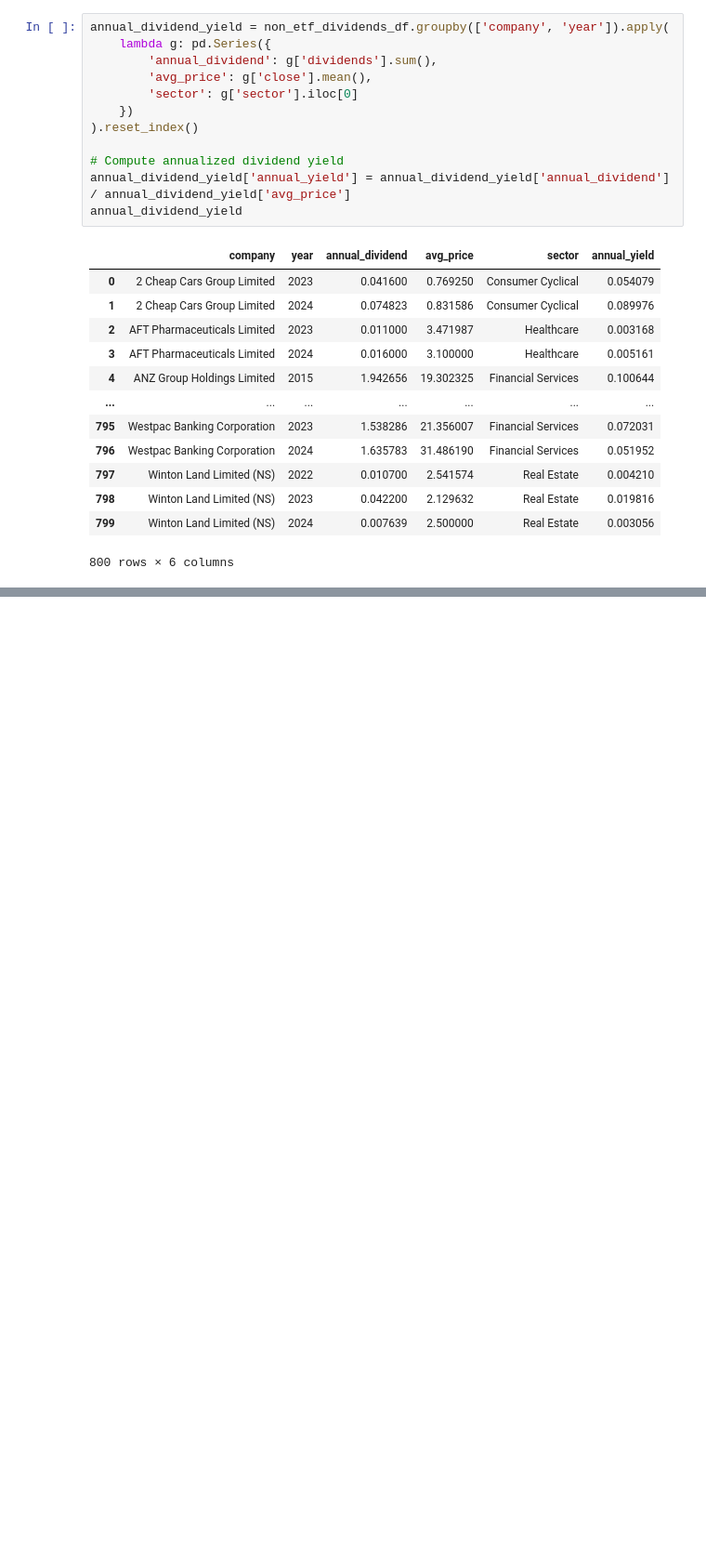
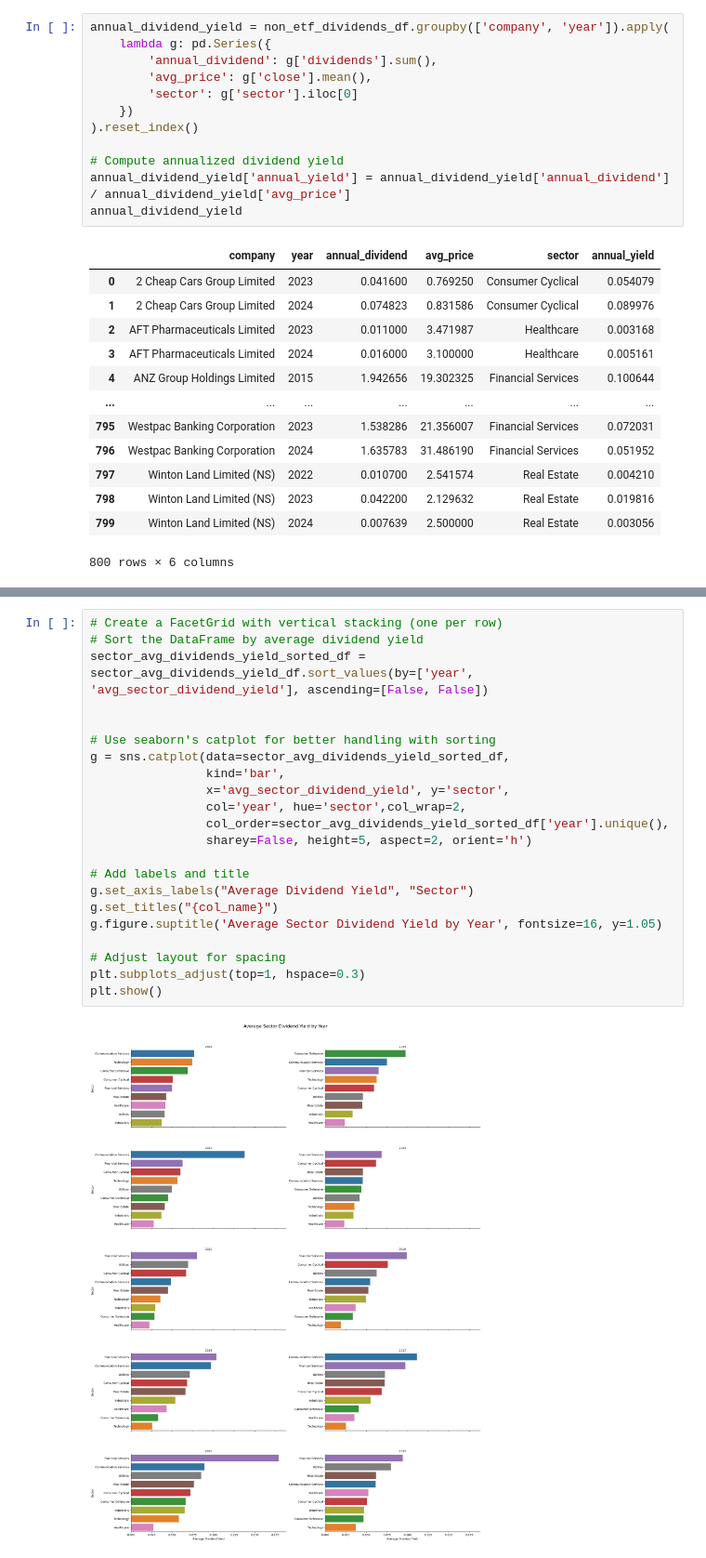
Before and after one commit to aaronyang11/data_analysis, a Jupyter notebook: sector_dividend_analysis.ipynb, the cells around one changed output, grey strips where cells are left out. Shown at 93% size. Cells and saved outputs as stored; diff of their text form; blank space fills up the shorter version.

```diff
--- a/sector_dividend_analysis.ipynb
+++ b/sector_dividend_analysis.ipynb
@@ -400,0 +493,24 @@ dividends_df[dividends_df['company'] == 'The Bankers Investment Trust Plc']
+# %%
+# Create a FacetGrid with vertical stacking (one per row)
+# Sort the DataFrame by average dividend yield
+sector_avg_dividends_yield_sorted_df = sector_avg_dividends_yield_df.sort_values(by=['year', 'avg_sector_dividend_yield'], ascending=[False, False])
+
+
+# Use seaborn's catplot for better handling with sorting
+g = sns.catplot(data=sector_avg_dividends_yield_sorted_df,
+                kind='bar',
+                x='avg_sector_dividend_yield', y='sector',
+                col='year', hue='sector',col_wrap=2,
+                col_order=sector_avg_dividends_yield_sorted_df['year'].unique(),
+                sharey=False, height=5, aspect=2, orient='h')
+
+# Add labels and title
+g.set_axis_labels("Average Dividend Yield", "Sector")
+g.set_titles("{col_name}")
+g.figure.suptitle('Average Sector Dividend Yield by Year', fontsize=16, y=1.05)
+
+# Adjust layout for spacing
+plt.subplots_adjust(top=1, hspace=0.3)
+plt.show()
+# %% [output]
+[figure, added]
```
Also changed, not shown: parts of 26 cells of this notebook.
